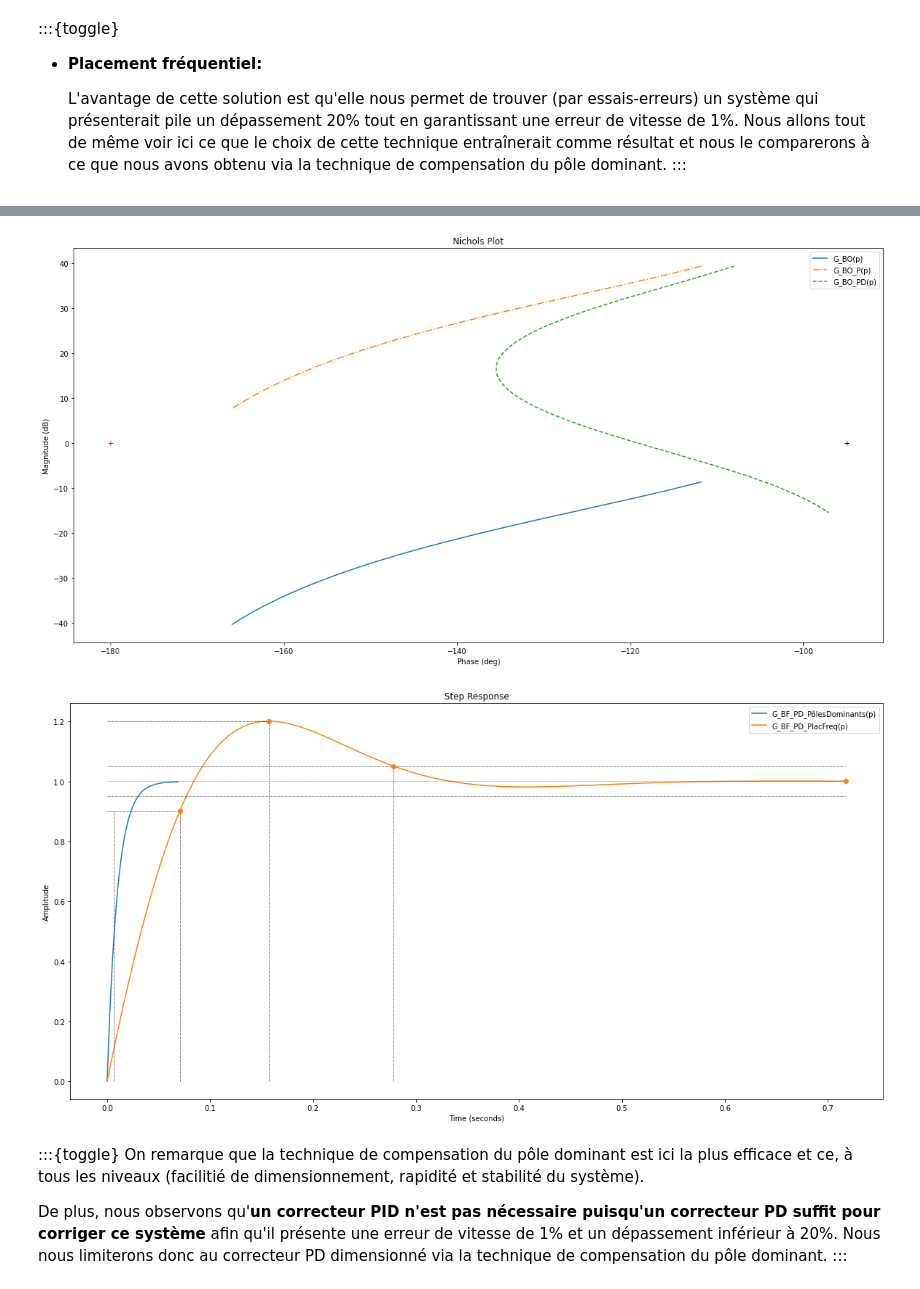
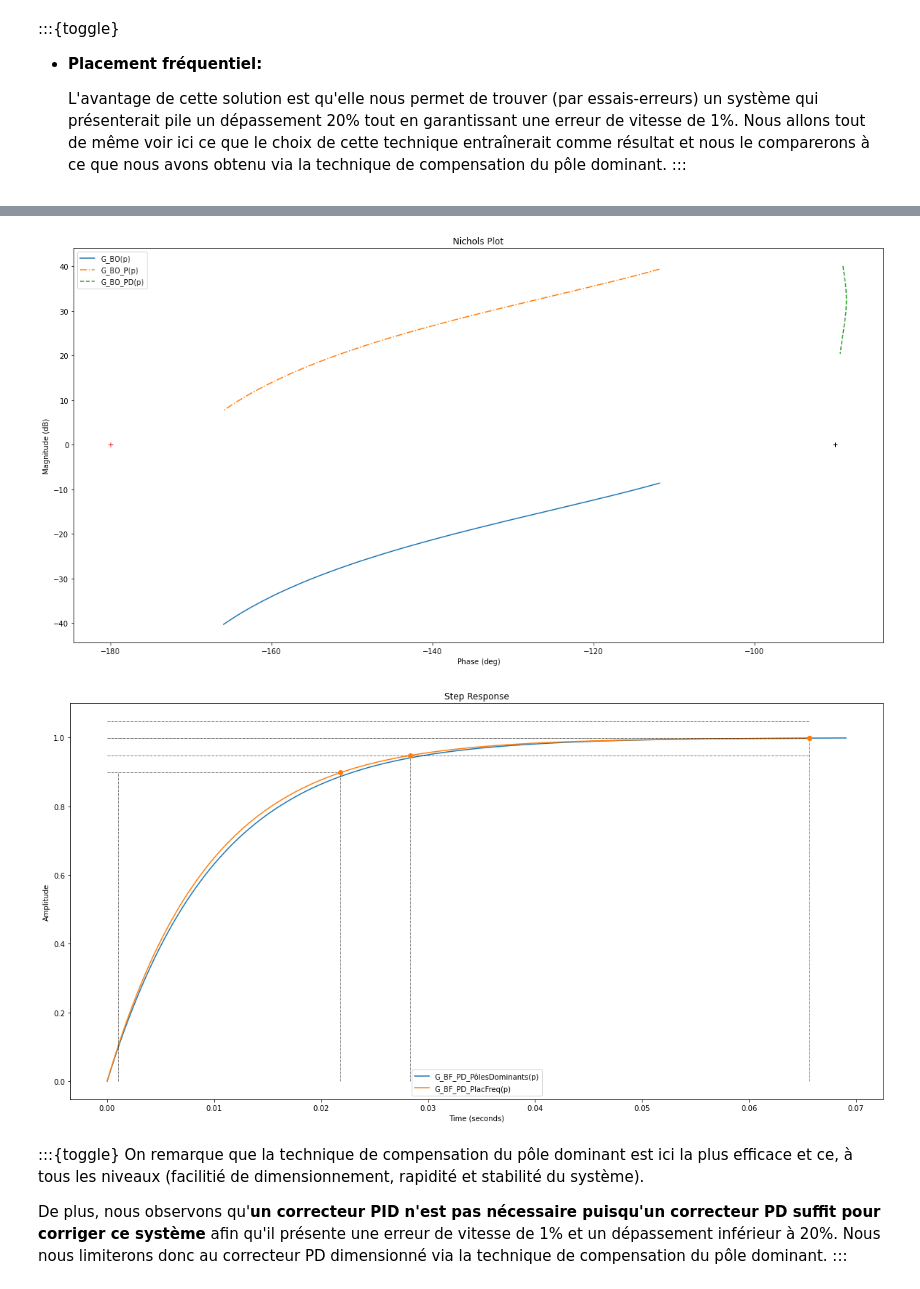
Before and after one commit to AlbanVl/ReguLaboGramme, a Jupyter notebook: _sources/regu/LaboSeance7.ipynb, the cells around one changed output, grey strips where cells are left out. Cells and saved outputs as stored; diff of their text form; code cells hidden in the pictures.

```diff
--- a/_sources/regu/LaboSeance7.ipynb
+++ b/_sources/regu/LaboSeance7.ipynb
@@ -278,7 +278,7 @@ L'erreur de vitesse du système vaut 1.00%.
   L'avantage de cette solution est qu'elle nous permet de trouver (par essais-erreurs) un système qui présenterait pile un dépassement 20% tout en garantissant une erreur de vitesse de 1%. Nous allons tout de même voir ici ce que le choix de cette technique entraînerait comme résultat et nous le comparerons à ce que nous avons obtenu via la technique de compensation du pôle dominant.
 :::
 # %%
-MP = 84.96
+MP = 90
 
 # Lecture phase
 mg, mp, __, __ = ml.margin(G_BO_K)
@@ -350,5 +350,5 @@ SettlingTime : 0.27819967184574224
-[figure, old version]
+[figure, new version]
-[figure, old version]
+[figure, new version]
 # %% [markdown]
 :::{toggle}
 On remarque que la technique de compensation du pôle dominant est ici la plus efficace et ce, à tous les niveaux (facilitié de dimensionnement, rapidité et stabilité du système).
```
Also changed, not shown: parts of 2 cells of this notebook, 13 other files.
